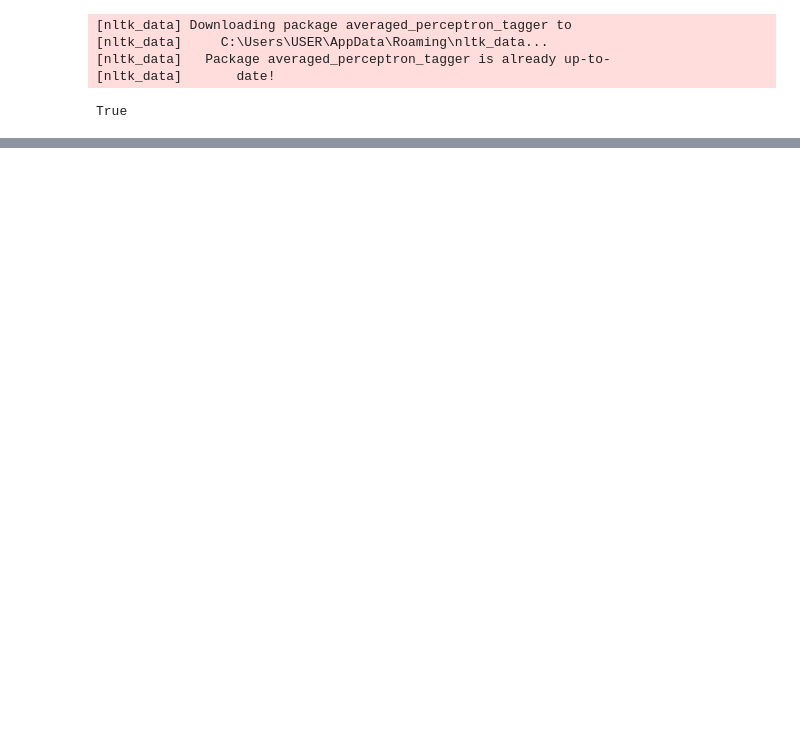
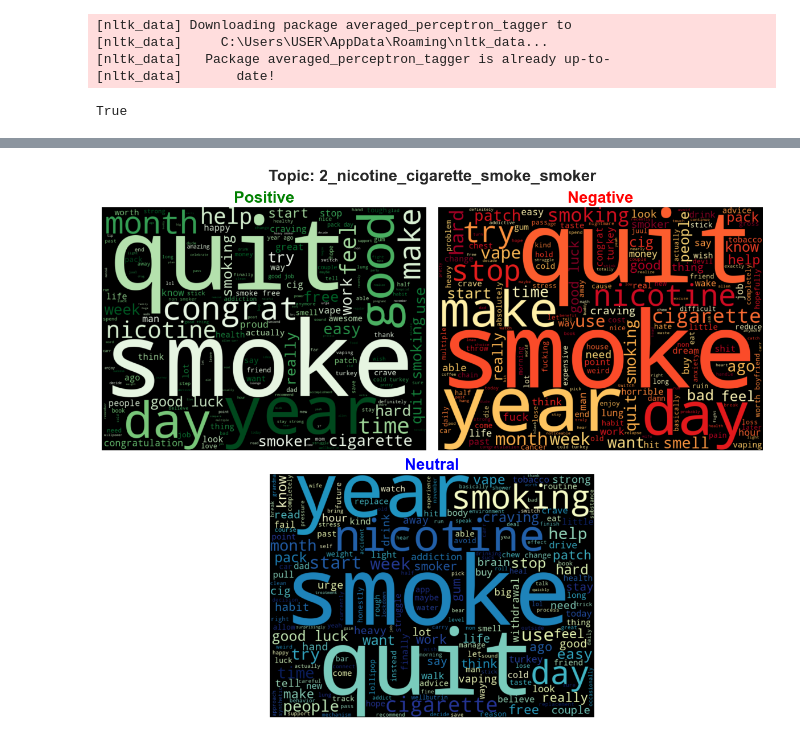
Before and after one commit to joeanton719/HyderabadIndiaChapter_MentalHealthWellbeingFomoSocialMedia, a Jupyter notebook: 3_topicmodel_keyword_eda.ipynb, the cells around one changed output, grey strips where cells are left out. Drawn from its saved outputs; the diff is of its cells as text; code cells hidden in the pictures; blank space fills up the shorter version.

Commit message:
notebook containing keyword EDa by sentiment for each topic

```diff
--- a/3_topicmodel_keyword_eda.ipynb
+++ b/3_topicmodel_keyword_eda.ipynb
@@ -152,0 +140,9 @@ ax.grid(None);
+# %%
+def create_wc(text_data: str, colormap: str=None) -> WordCloud:
+    # Generate the word cloud
+    wordcloud = WordCloud(width=800,
+                          height=600,
+                          colormap=colormap,
+                          background_color="black").generate(text_data)
+
+    return wordcloud
@@ -152,0 +180,35 @@ ax.grid(None);
+# %%
+def create_kw_wordcloud_by_sentiment(topic_num: int) -> None:
+
+    # get kw dict
+    keyword_by_sentiment_dict, topic = get_kw_by_sentiment(topic_num=topic_num)
+
+    # Assigning color palete for each sentiment
+    color_dict={'positive' : 'Greens',
+                'negative' : 'YlOrRd',
+                'neutral' : 'YlGnBu'}
+
+    # create wordcloud for each sentiments
+    gs = plt.GridSpec(2, 2)
+    fig = plt.figure(figsize=(12, 10), tight_layout=True)
+
+    # Add subplots
+    ax1 = fig.add_subplot(gs[0, 0])  # Top left
+    ax2 = fig.add_subplot(gs[0, 1])  # Top right
+    ax3 = fig.add_subplot(gs[1, :])  # Bottom, span all columns
+
+    for sentiment, ax, c in zip(color_dict, [ax1, ax2, ax3], ['green', 'red', 'blue']):
+
+        wc = create_wc(keyword_by_sentiment_dict[sentiment],
+                       colormap=color_dict[sentiment])
+
+        ax.set_title(sentiment.title(), fontweight='bold', color=c)
+        ax.imshow(wc, interpolation="bilinear")
+        ax.axis("off")
+        ax.grid(None)
+
+    plt.suptitle(f'Topic: {topic}', y=0.98, fontsize=20, fontweight='bold');
+# %%
+create_kw_wordcloud_by_sentiment(topic_num=2)
+# %% [output]
+[figure, added]
```
Also changed, not shown: parts of 7 cells of this notebook.
